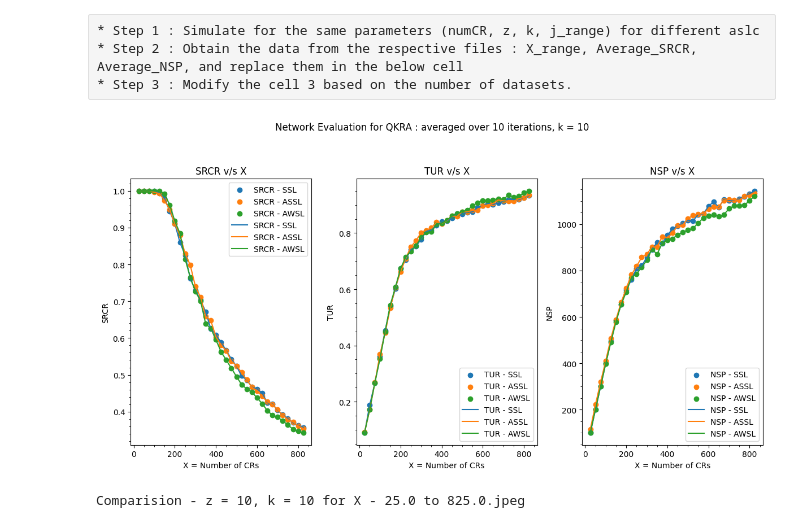
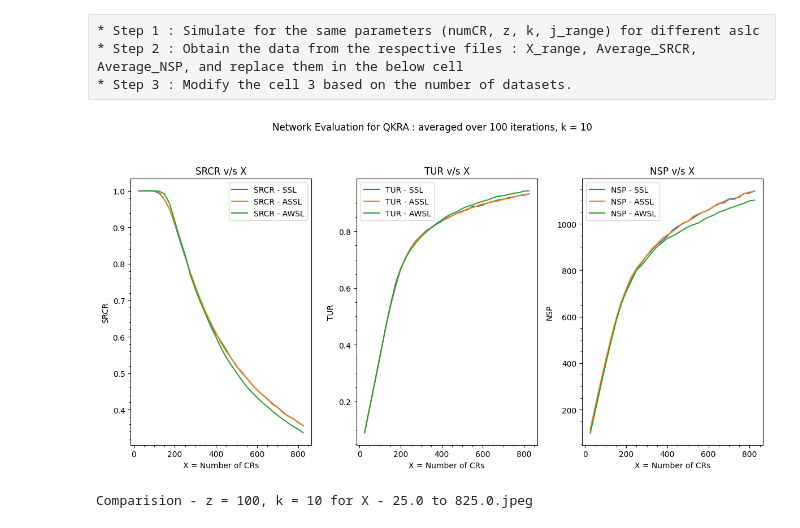
Before and after one commit to Shivansh-Malviya/RA_QKD_ODCN, a Jupyter notebook: Plotting.ipynb, the cells around one changed output. Cells and saved outputs as stored; diff of their text form; code cells hidden in the pictures.

```diff
--- a/Plotting.ipynb
+++ b/Plotting.ipynb
@@ -43,34 +44,39 @@ Average_NSP_assl = [114.9, 222.0, 318.9, 410.7, 507.4, 589.0, 662.6, 723.7, 781.
 # %%
 fig, (ax1, ax2, ax3) = plt.subplots(1, 3, figsize = (12, 6))
 
-# ax1 for SRCR
-ax1.scatter(X_range, Average_SRCR_ssl, label='SRCR - SSL')
-ax1.scatter(X_range, Average_SRCR_assl, label='SRCR - ASSL')
-ax1.scatter(X_range, Average_SRCR_awsl, label='SRCR - AWSL')
+scatter = 0
+line = 1
 
-ax1.plot(X_range, Average_SRCR_ssl, label='SRCR - SSL')
-ax1.plot(X_range, Average_SRCR_assl, label='SRCR - ASSL')
-ax1.plot(X_range, Average_SRCR_awsl, label='SRCR - AWSL')
+# Scatter plots
+if scatter == True:
+    # ax 1 for SRCR
+    ax1.scatter(X_range, Average_SRCR_ssl, label='SRCR - SSL')
+    ax1.scatter(X_range, Average_SRCR_assl, label='SRCR - ASSL')
+    ax1.scatter(X_range, Average_SRCR_awsl, label='SRCR - AWSL')
 
+    # ax2 for TUR
+    ax2.scatter(X_range, Average_TUR_ssl, label='TUR - SSL')
+    ax2.scatter(X_range, Average_TUR_assl, label='TUR - ASSL')
+    ax2.scatter(X_range, Average_TUR_awsl, label='TUR - AWSL')
 
-# ax2 for TUR
-ax2.scatter(X_range, Average_TUR_ssl, label='TUR - SSL')
-ax2.scatter(X_range, Average_TUR_assl, label='TUR - ASSL')
-ax2.scatter(X_range, Average_TUR_awsl, label='TUR - AWSL')
+    # ax3 for NSP
+    ax3.scatter(X_range, Average_NSP_ssl, label='NSP - SSL')
+    ax3.scatter(X_range, Average_NSP_assl, label='NSP - ASSL')
+    ax3.scatter(X_range, Average_NSP_awsl, label='NSP - AWSL')
 
-ax2.plot(X_range, Average_TUR_ssl, label='TUR - SSL')
-ax2.plot(X_range, Average_TUR_assl, label='TUR - ASSL')
-ax2.plot(X_range, Average_TUR_awsl, label='TUR - AWSL')
+# Line plots
+if line == True:
+    ax1.plot(X_range, Average_SRCR_ssl, label='SRCR - SSL')
+    ax1.plot(X_range, Average_SRCR_assl, label='SRCR - ASSL')
+    ax1.plot(X_range, Average_SRCR_awsl, label='SRCR - AWSL')
 
+    ax2.plot(X_range, Average_TUR_ssl, label='TUR - SSL')
+    ax2.plot(X_range, Average_TUR_assl, label='TUR - ASSL')
+    ax2.plot(X_range, Average_TUR_awsl, label='TUR - AWSL')
 
-# ax3 for NSP
-ax3.scatter(X_range, Average_NSP_ssl, label='NSP - SSL')
-ax3.scatter(X_range, Average_NSP_assl, label='NSP - ASSL')
-ax3.scatter(X_range, Average_NSP_awsl, label='NSP - AWSL')
-
-ax3.plot(X_range, Average_NSP_ssl, label='NSP - SSL')
-ax3.plot(X_range, Average_NSP_assl, label='NSP - ASSL')
-ax3.plot(X_range, Average_NSP_awsl, label='NSP - AWSL')
+    ax3.plot(X_range, Average_NSP_ssl, label='NSP - SSL')
+    ax3.plot(X_range, Average_NSP_assl, label='NSP - ASSL')
+    ax3.plot(X_range, Average_NSP_awsl, label='NSP - AWSL')
 
 
 ax1.set_xlabel('X = Number of CRs')
@@ -80,32 +86,32 @@ ax1.minorticks_on()
 ax1.legend(loc='best')
 
 ax2.set_xlabel('X = Number of CRs')
 ax2.set_ylabel('TUR')
 ax2.set_title("TUR v/s X")
 ax2.minorticks_on()
 ax2.legend(loc='best')
 
 ax3.set_xlabel('X = Number of CRs')
 ax3.set_ylabel('NSP')
 ax3.set_title("NSP v/s X")
 ax3.minorticks_on()
 ax3.legend(loc='best')
 
 fig.suptitle(f"Network Evaluation for QKRA : averaged over {num_iter} iterations, k = {k}", y=1.05)  # Place title above subplots
 #fig.legend(loc='best')
 
 # Show the plot
 plt.tight_layout()  # Adjust spacing between subplots
 plt.show()
 
 
 # Saving the plot
 filename = (f"Comparision - z = {num_iter}, k = {k} for X - {str(X_range[0])} to {str(X_range[-1])}.jpeg")
 print(filename)
 
 # Combine the subdirectory and filename to create the full path
 #fig_path = os.path.join(fig_subdirectory, filename)
 #plt.savefig(fig_path, dpi=300, bbox_inches='tight')
 # %% [output]
-[figure, old version]
+[figure, new version]
-Comparision - z = 10, k = 10 for X - 25.0 to 825.0.jpeg
+Comparision - z = 100, k = 10 for X - 25.0 to 825.0.jpeg
```
Also changed, not shown: parts of 1 cell of this notebook, 6 other files.
